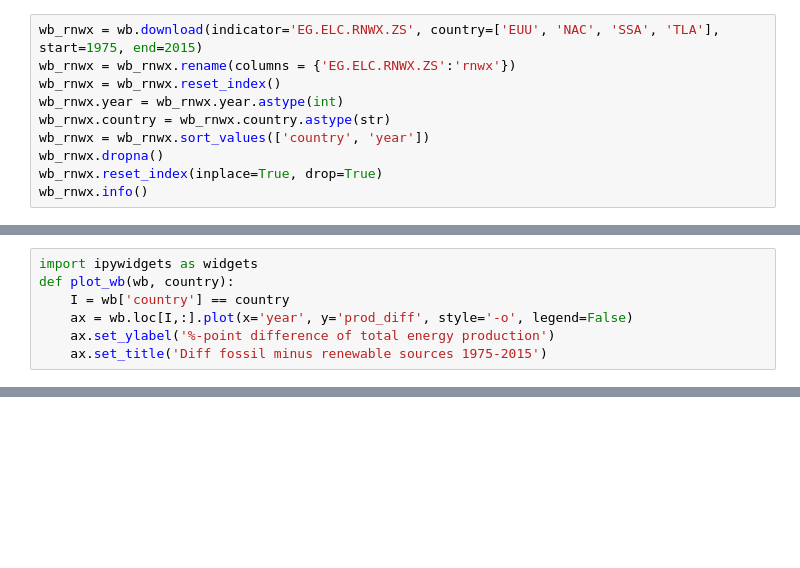
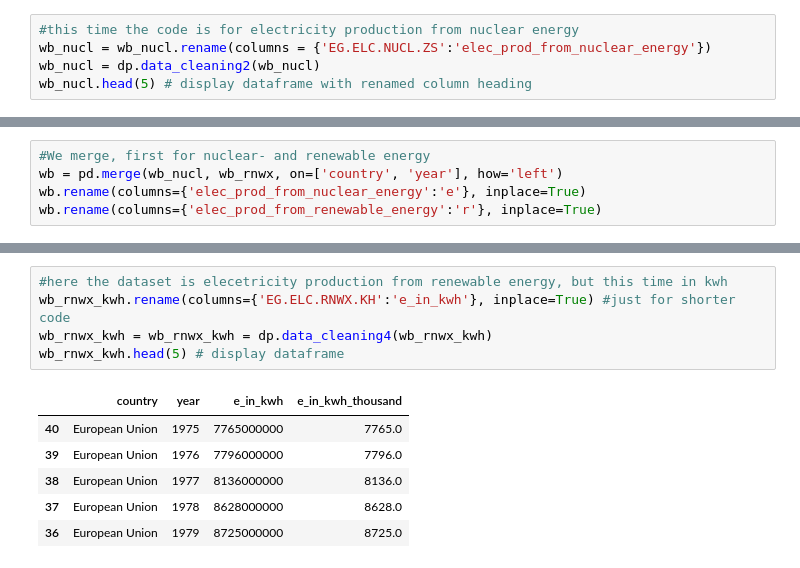
Before and after one commit to Gvdwnse/data-project, a Jupyter notebook: dataproject.ipynb, the cells around one changed output, grey strips where cells are left out. Cells and saved outputs as stored; diff of their text form; blank space fills up the shorter version.

```diff
--- a/dataproject.ipynb
+++ b/dataproject.ipynb
@@ -48,11 +77,6 @@ interactive(children=(Dropdown(description='Country', options=('European Union',
 # %%
-wb_rnwx = wb.download(indicator='EG.ELC.RNWX.ZS', country=['EUU', 'NAC', 'SSA', 'TLA'], start=1975, end=2015)
-wb_rnwx = wb_rnwx.rename(columns = {'EG.ELC.RNWX.ZS':'rnwx'})
-wb_rnwx = wb_rnwx.reset_index()
-wb_rnwx.year = wb_rnwx.year.astype(int)
-wb_rnwx.country = wb_rnwx.country.astype(str)
-wb_rnwx = wb_rnwx.sort_values(['country', 'year'])
-wb_rnwx.dropna()
-wb_rnwx.reset_index(inplace=True, drop=True)
-wb_rnwx.info()
+#this time the code is for electricity production from nuclear energy
+wb_nucl = wb_nucl.rename(columns = {'EG.ELC.NUCL.ZS':'elec_prod_from_nuclear_energy'})
+wb_nucl = dp.data_cleaning2(wb_nucl)
+wb_nucl.head(5) # display dataframe with renamed column heading
 # %% [output]
@@ -134,8 +211,6 @@ wb
 # %%
-import ipywidgets as widgets
-def plot_wb(wb, country):
-    I = wb['country'] == country
-    ax = wb.loc[I,:].plot(x='year', y='prod_diff', style='-o', legend=False)
-    ax.set_ylabel('%-point difference of total energy production')
-    ax.set_title('Diff fossil minus renewable sources 1975-2015')
+#We merge, first for nuclear- and renewable energy
+wb = pd.merge(wb_nucl, wb_rnwx, on=['country', 'year'], how='left')
+wb.rename(columns={'elec_prod_from_nuclear_energy':'e'}, inplace=True)
+wb.rename(columns={'elec_prod_from_renewable_energy':'r'}, inplace=True)
 # %%
@@ -158,0 +265,12 @@ def plot_wb(wb_fosl, country):
+# %%
+#here the dataset is elecetricity production from renewable energy, but this time in kwh
+wb_rnwx_kwh.rename(columns={'EG.ELC.RNWX.KH':'e_in_kwh'}, inplace=True) #just for shorter code
+wb_rnwx_kwh = wb_rnwx_kwh = dp.data_cleaning4(wb_rnwx_kwh)
+wb_rnwx_kwh.head(5) # display dataframe
+# %% [output]
+|  | country | year | e_in_kwh | e_in_kwh_thousand |
+| 40 | European Union | 1975 | 7765000000 | 7765.0 |
+| 39 | European Union | 1976 | 7796000000 | 7796.0 |
+| 38 | European Union | 1977 | 8136000000 | 8136.0 |
+| 37 | European Union | 1978 | 8628000000 | 8628.0 |
+| 36 | European Union | 1979 | 8725000000 | 8725.0 |
```
Also changed, not shown: parts of 45 cells of this notebook.
